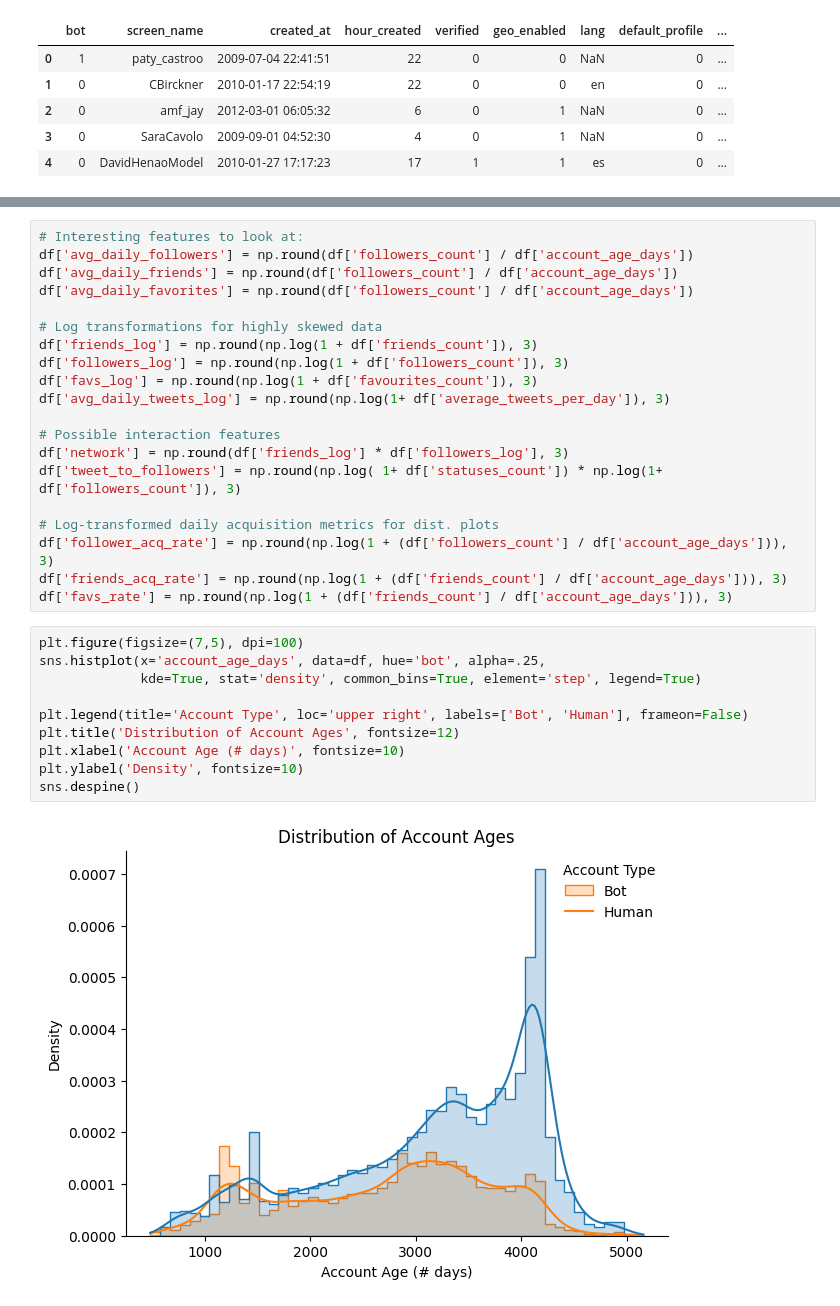
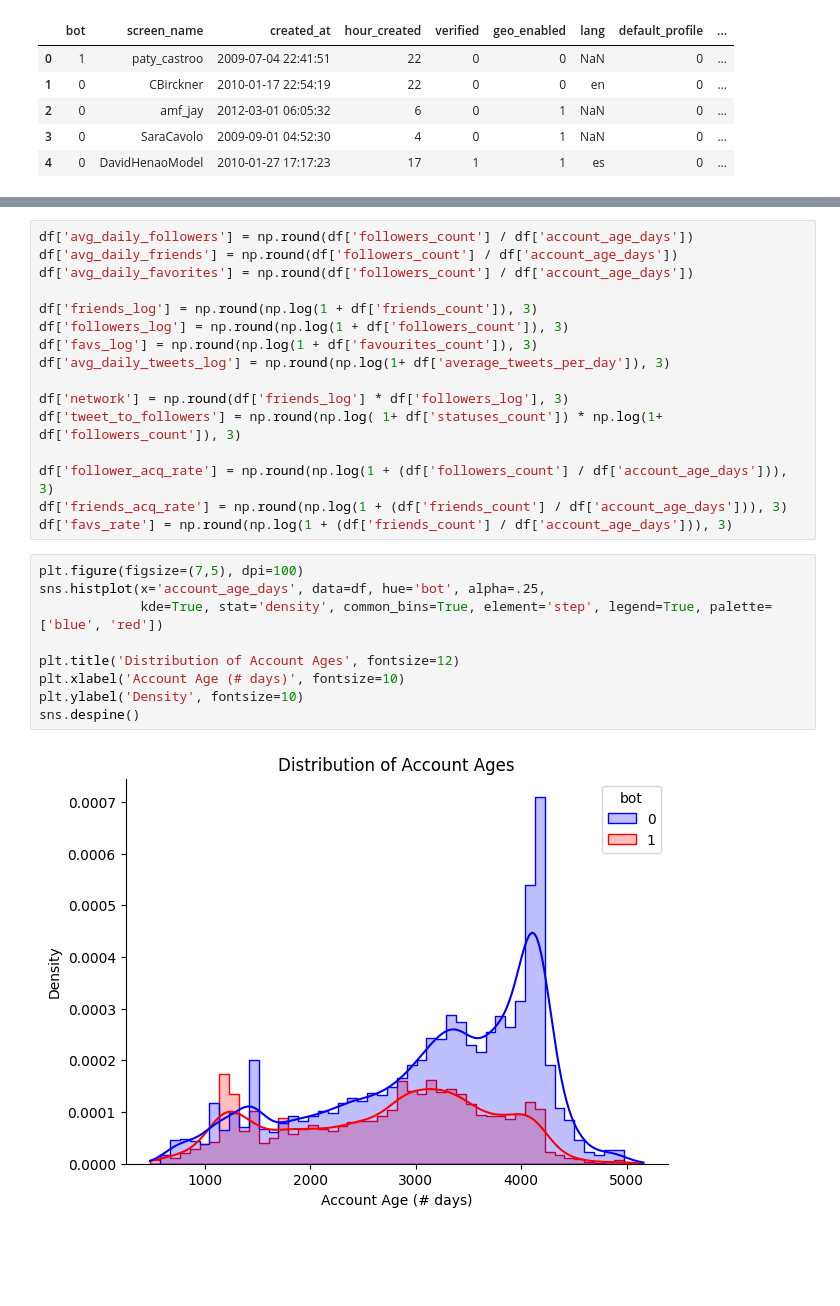
Before and after one commit to MartaSamoilenkoPn/BotClassifier, a Jupyter notebook: data_analysis/data_processing.ipynb, the cells around one changed output, grey strips where cells are left out. Cells and saved outputs as stored; diff of their text form; blank space fills up the shorter version.

```diff
--- a/data_analysis/data_processing.ipynb
+++ b/data_analysis/data_processing.ipynb
@@ -95,37 +95,32 @@ df.describe()
 | max | 1.000000 | 2019-04-24 08:53:21 | 23.000000 | 1.000000 | 1.000000 | 1.000000 | 1.000000 | ... |
 | std | 0.470895 | NaN | 7.325433 | 0.401270 | 0.498079 | 0.493548 | 0.121173 | ... |
 # %%
-# Interesting features to look at:
 df['avg_daily_followers'] = np.round(df['followers_count'] / df['account_age_days'])
 df['avg_daily_friends'] = np.round(df['followers_count'] / df['account_age_days'])
 df['avg_daily_favorites'] = np.round(df['followers_count'] / df['account_age_days'])
 
-# Log transformations for highly skewed data
 df['friends_log'] = np.round(np.log(1 + df['friends_count']), 3)
 df['followers_log'] = np.round(np.log(1 + df['followers_count']), 3)
 df['favs_log'] = np.round(np.log(1 + df['favourites_count']), 3)
 df['avg_daily_tweets_log'] = np.round(np.log(1+ df['average_tweets_per_day']), 3)
 
-# Possible interaction features
 df['network'] = np.round(df['friends_log'] * df['followers_log'], 3)
 df['tweet_to_followers'] = np.round(np.log( 1+ df['statuses_count']) * np.log(1+ df['followers_count']), 3)
 
-# Log-transformed daily acquisition metrics for dist. plots
 df['follower_acq_rate'] = np.round(np.log(1 + (df['followers_count'] / df['account_age_days'])), 3)
 df['friends_acq_rate'] = np.round(np.log(1 + (df['friends_count'] / df['account_age_days'])), 3)
 df['favs_rate'] = np.round(np.log(1 + (df['friends_count'] / df['account_age_days'])), 3)
 # %%
 plt.figure(figsize=(7,5), dpi=100)
 sns.histplot(x='account_age_days', data=df, hue='bot', alpha=.25,
-             kde=True, stat='density', common_bins=True, element='step', legend=True)
+             kde=True, stat='density', common_bins=True, element='step', legend=True, palette=['blue', 'red'])
 
-plt.legend(title='Account Type', loc='upper right', labels=['Bot', 'Human'], frameon=False)
 plt.title('Distribution of Account Ages', fontsize=12)
 plt.xlabel('Account Age (# days)', fontsize=10)
 plt.ylabel('Density', fontsize=10)
 sns.despine()
 # %% [output]
-[figure, old version]
+[figure, new version]
 # %%
 plt.figure(figsize=(7,5), dpi=100)
 sns.histplot(x='followers_log', data=df, hue='bot', alpha=.25,
```
Also changed, not shown: parts of 11 cells of this notebook, 3 other files.
